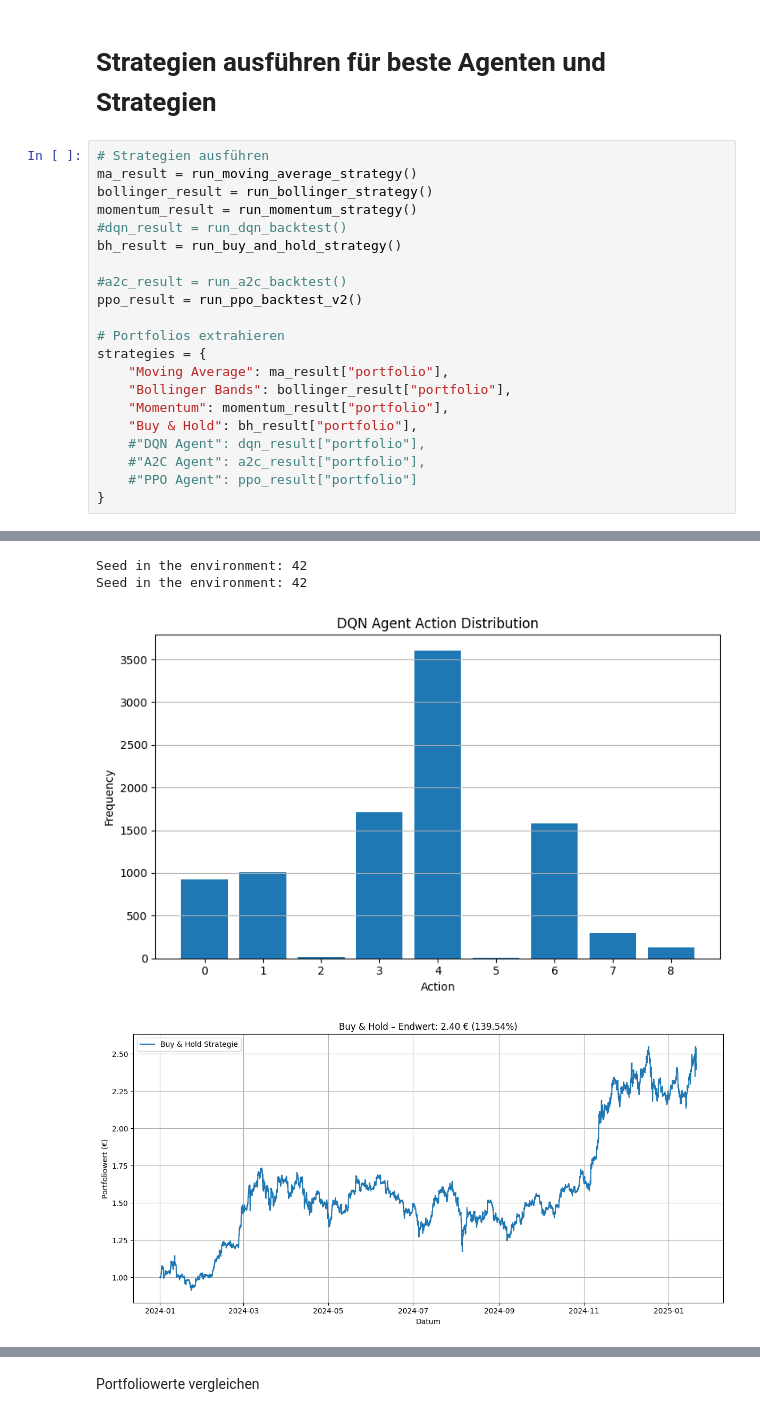
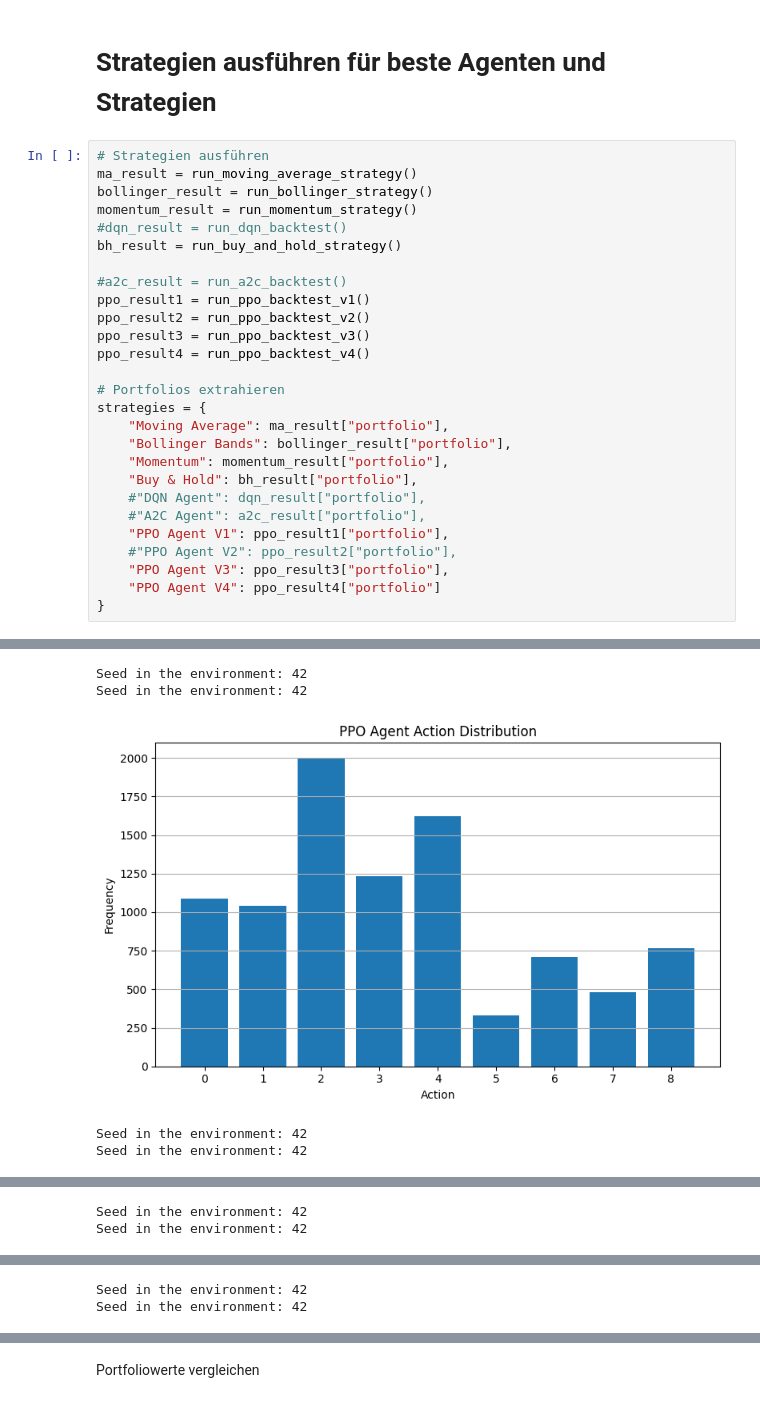
Before and after one commit to TrxtanF/Studienarbeit, a Jupyter notebook: Backtesting/Backtesting_Comparison_Notebook.ipynb, the cells around one changed output, grey strips where cells are left out. Cells and saved outputs as stored; diff of their text form.

```diff
--- a/Backtesting/Backtesting_Comparison_Notebook.ipynb
+++ b/Backtesting/Backtesting_Comparison_Notebook.ipynb
@@ -85,7 +82,10 @@ momentum_result = run_momentum_strategy()
 bh_result = run_buy_and_hold_strategy()
 
 #a2c_result = run_a2c_backtest()
-ppo_result = run_ppo_backtest_v2()
+ppo_result1 = run_ppo_backtest_v1()
+ppo_result2 = run_ppo_backtest_v2()
+ppo_result3 = run_ppo_backtest_v3()
+ppo_result4 = run_ppo_backtest_v4()
 
 # Portfolios extrahieren
 strategies = {
@@ -95,6 +95,9 @@ strategies = {
     "Buy & Hold": bh_result["portfolio"],
     #"DQN Agent": dqn_result["portfolio"],
     #"A2C Agent": a2c_result["portfolio"],
-    #"PPO Agent": ppo_result["portfolio"]
+    "PPO Agent V1": ppo_result1["portfolio"],
+    #"PPO Agent V2": ppo_result2["portfolio"],
+    "PPO Agent V3": ppo_result3["portfolio"],
+    "PPO Agent V4": ppo_result4["portfolio"]
 }
 # %% [output]
@@ -101,4 +105,5 @@ strategies = {
 Seed in the environment: 42
 Seed in the environment: 42
-[figure, old version]
-[figure, old version]
+[figure, new version]
+Seed in the environment: 42
+Seed in the environment: 42
@@ -104,0 +111,2 @@ Seed in the environment: 42
+Seed in the environment: 42
+Seed in the environment: 42
@@ -104,0 +114,2 @@ Seed in the environment: 42
+Seed in the environment: 42
+Seed in the environment: 42
```
Also changed, not shown: parts of 7 cells of this notebook, 4 other files.
